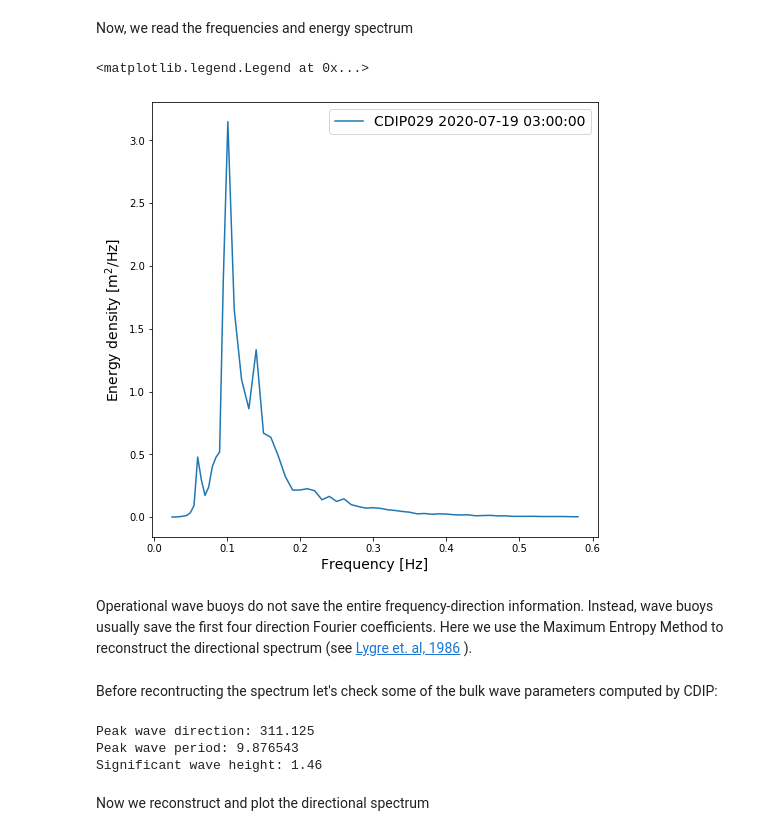
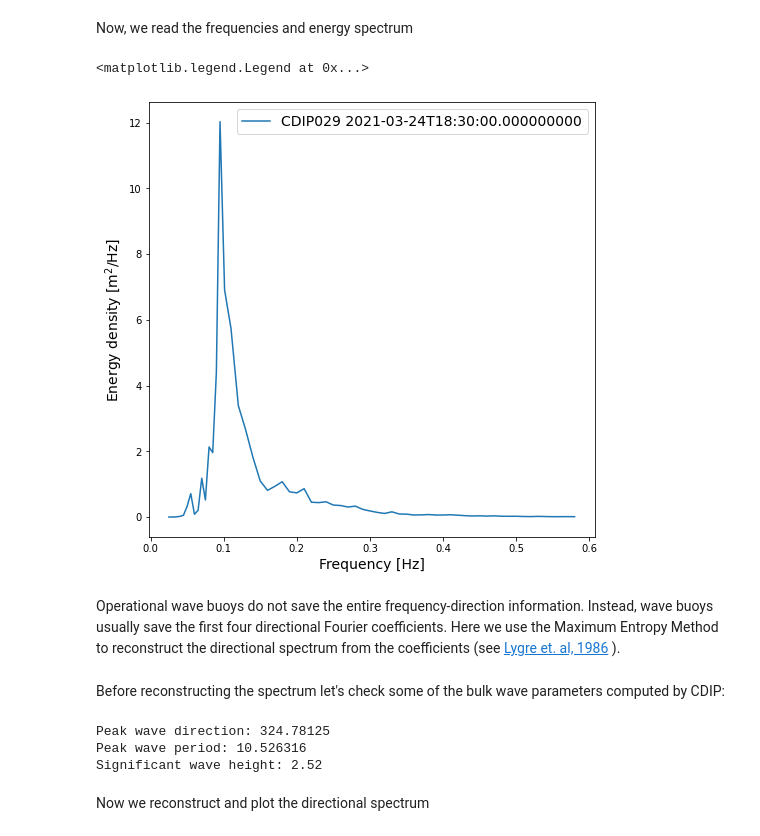
Before and after one commit to biavillasboas/WavySurface, a Jupyter notebook: wavy_surface.ipynb, the cells around one changed output. Cells and saved outputs as stored; diff of their text form; code cells hidden in the pictures.

```diff
--- a/wavy_surface.ipynb
+++ b/wavy_surface.ipynb
@@ -22,4 +22,4 @@ Here we read the directional spectrum data directly from CDIP's website via OPeN
 # %%
-nc = Dataset('http://thredds.cdip.ucsd.edu/thredds/dodsC/cdip/realtime/029p1_rt.nc', 'r')
-print(nc.variables.keys())
+ds = xr.open_dataset('http://thredds.cdip.ucsd.edu/thredds/dodsC/cdip/realtime/029p1_rt.nc')
+ds
 # %% [output]
@@ -27,6 +43,6 @@ odict_keys(['sourceFilename', 'waveTime', 'waveTimeBounds', 'waveFlagPrimary', '
 # %% [markdown]
 We will use the most recent time (last value in the time dimension)
 # %%
-nctime = num2date(nc.variables['waveTime'][:], nc.variables['waveTime'].units)
-print("The most recent time is:", nctime[-1])
+nctime = ds.isel(waveTime=-1).waveTime.values
+print("The most recent time is:", nctime)
 # %% [output]
@@ -39,12 +52,15 @@ energy = nc.variables['waveEnergyDensity'][-1]
 # %%
+freq = ds['waveFrequency'].values # wave frequency
+energy = ds['waveEnergyDensity'][-1].values
+
 plt.figure(figsize=(8,8))
-plt.plot(freq, energy, label='CDIP029 %s'%nctime[-1])
+plt.plot(freq, energy, label='CDIP029 {0}'.format(nctime))
 plt.ylabel("Energy density [m$^2$/Hz]", fontsize=14)
 plt.xlabel("Frequency [Hz]", fontsize=14)
 plt.legend(fontsize=14)
 # %% [output]
 <matplotlib.legend.Legend at 0x...>
-[figure, old version]
+[figure, new version]
 # %% [markdown]
-Operational wave buoys do not save the entire frequency-direction information. Instead, wave buoys usually save the first four direction Fourier coefficients. Here we use the Maximum Entropy Method to reconstruct the directional spectrum (see [Lygre et. al, 1986](https://journals.ametsoc.org/jpo/article/16/12/2052/6574) ).
+Operational wave buoys do not save the entire frequency-direction information. Instead, wave buoys usually save the first four directional Fourier coefficients. Here we use the Maximum Entropy Method to reconstruct the directional spectrum from the coefficients (see [Lygre et. al, 1986](https://journals.ametsoc.org/jpo/article/16/12/2052/6574) ).
 # %%
@@ -55,13 +71,13 @@ b2 = nc.variables['waveB2Value'][-1]
 # %% [markdown]
-Before recontructing the spectrum let's check some of the bulk wave parameters computed by CDIP:
+Before reconstructing the spectrum let's check some of the bulk wave parameters computed by CDIP:
 # %%
-print("Peak wave direction:", nc.variables['waveDp'][-1])
-print("Peak wave period:", nc.variables['waveTp'][-1])
-print("Significant wave height:", nc.variables['waveHs'][-1])
+print("Peak wave direction:", ds['waveDp'][-1].values)
+print("Peak wave period:", ds['waveTp'][-1].values)
+print("Significant wave height:", ds['waveHs'][-1].values)
 # %% [output]
-Peak wave direction: 311.125
-Peak wave period: 9.876543
-Significant wave height: 1.46
+Peak wave direction: 324.78125
+Peak wave period: 10.526316
+Significant wave height: 2.52
 # %% [markdown]
 Now we reconstruct and plot the directional spectrum
 # %%
```
Also changed, not shown: parts of 33 cells of this notebook.
